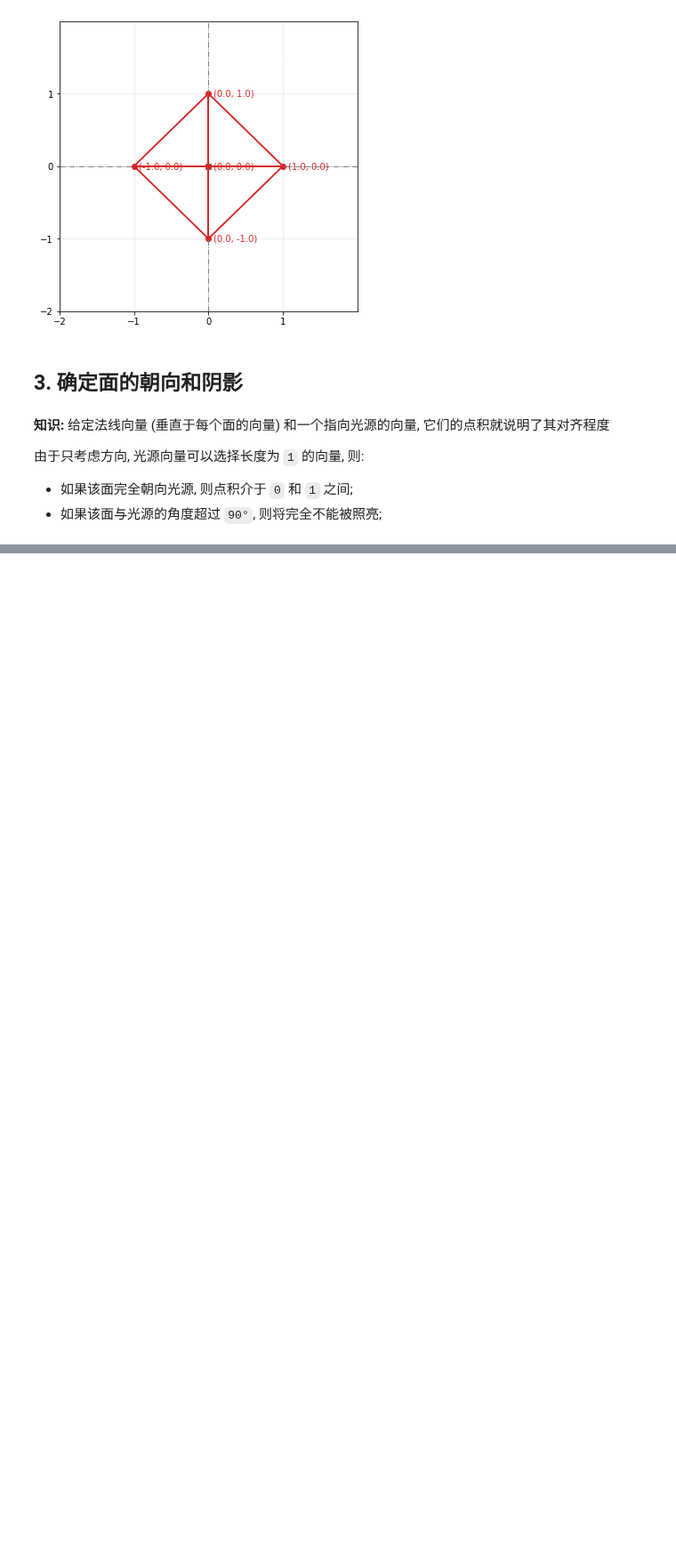
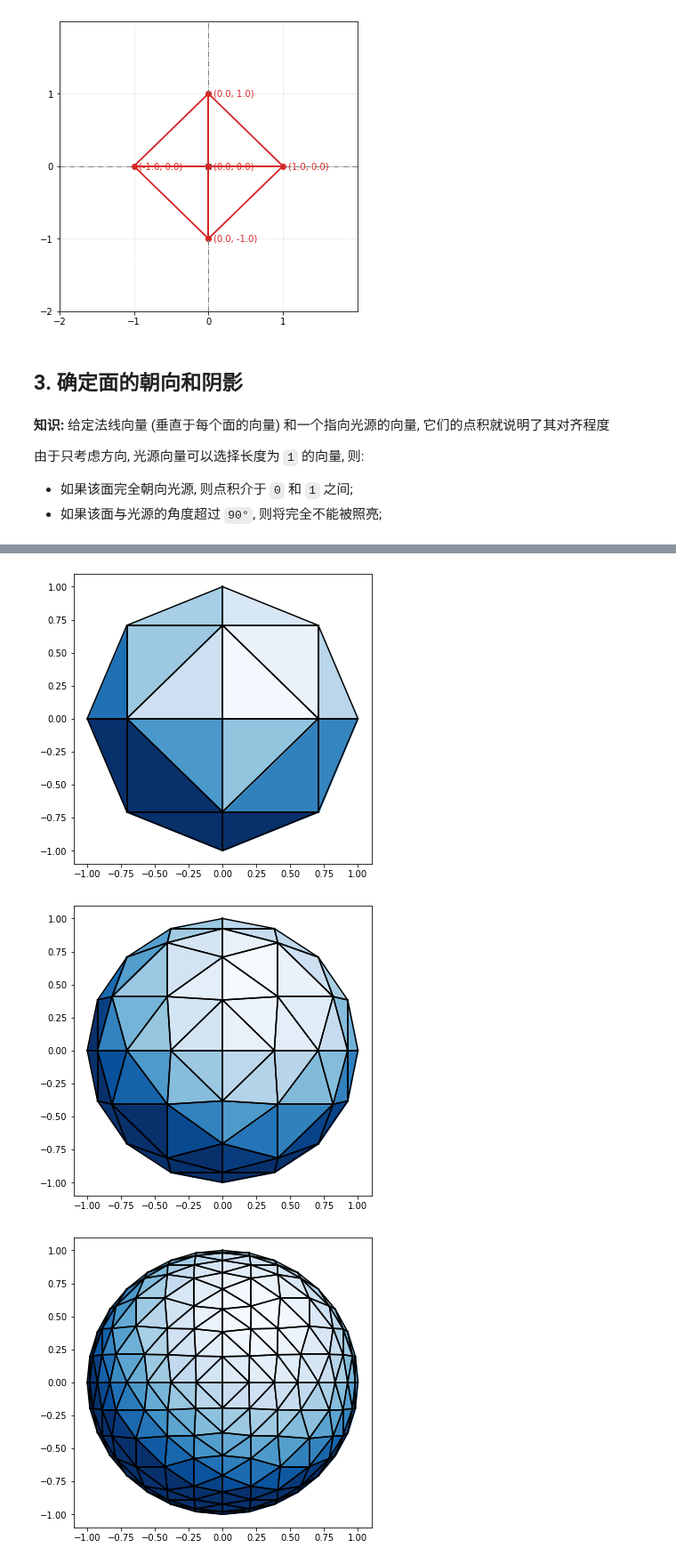
Before and after one commit to alvin-qh/study-python, a Jupyter notebook: math/notebooks/vector3d/draw3d.ipynb, the cells around one changed output, grey strips where cells are left out. Shown at 89% size. Saved outputs shown, nothing was run; the diff lists cells and outputs as text; code cells hidden in the pictures; blank space fills up the shorter version.

```diff
--- a/math/notebooks/vector3d/draw3d.ipynb
+++ b/math/notebooks/vector3d/draw3d.ipynb
@@ -211 +241,33 @@ def normal(face: Face) -> Vector3D:
+# %%
+def draw_polygons(*polygons: Polygon2D) -> None:
+    """
+    绘制多边形和填充色
+    """
+    # 获取坐标系对象
+    _, ax = plt.subplots()
+
+    # 遍历所有的多边形对象
+    for poly in polygons:
+        if poly.color:
+            # 遍历多边形的顶点向量
+            for i in range(0, len(poly.vertices)):
+                # 获取相邻顶点向量的坐标
+                x1, y1 = poly.vertices[i]
+                x2, y2 = poly.vertices[(i + 1) % len(poly.vertices)]
+
+                # 用线段连接两个相邻顶点向量坐标
+                plt.plot([x1, x2], [y1, y2], color=poly.color)
+
+        if poly.fill:
+            # 设置多边形顶点和填充色
+            p = PatchCollection(
+                [Polygon(poly.vertices, True)],
+                color=poly.fill,
+            )
+            ax.add_collection(p)
+
+    # 设置坐标轴尺寸
+    plt.gcf().set_size_inches(6, 6)
+    # 显示结果
+    plt.show()
 # %%
@@ -221,0 +382,13 @@ def render(faces: Iterable[Face], light=(1, 2, 3), color_map=None, lines=None) -
+# %%
+# 绘制 32 面体
+render(sphere_approx(1))
+
+# 绘制 128 面体
+render(sphere_approx(2))
+
+# 绘制 512 面体
+render(sphere_approx(3))
+# %% [output]
+[figure, added]
+[figure, added]
+[figure, added]
```
Also changed, not shown: parts of 10 cells of this notebook, 5 other files.
